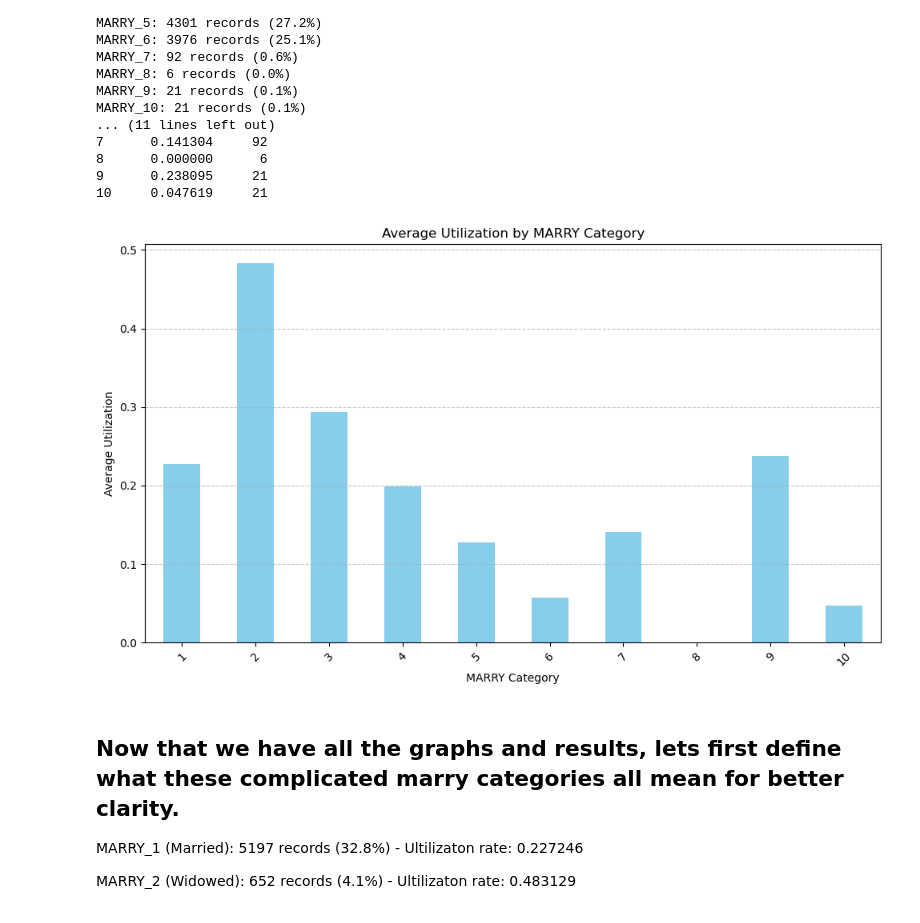
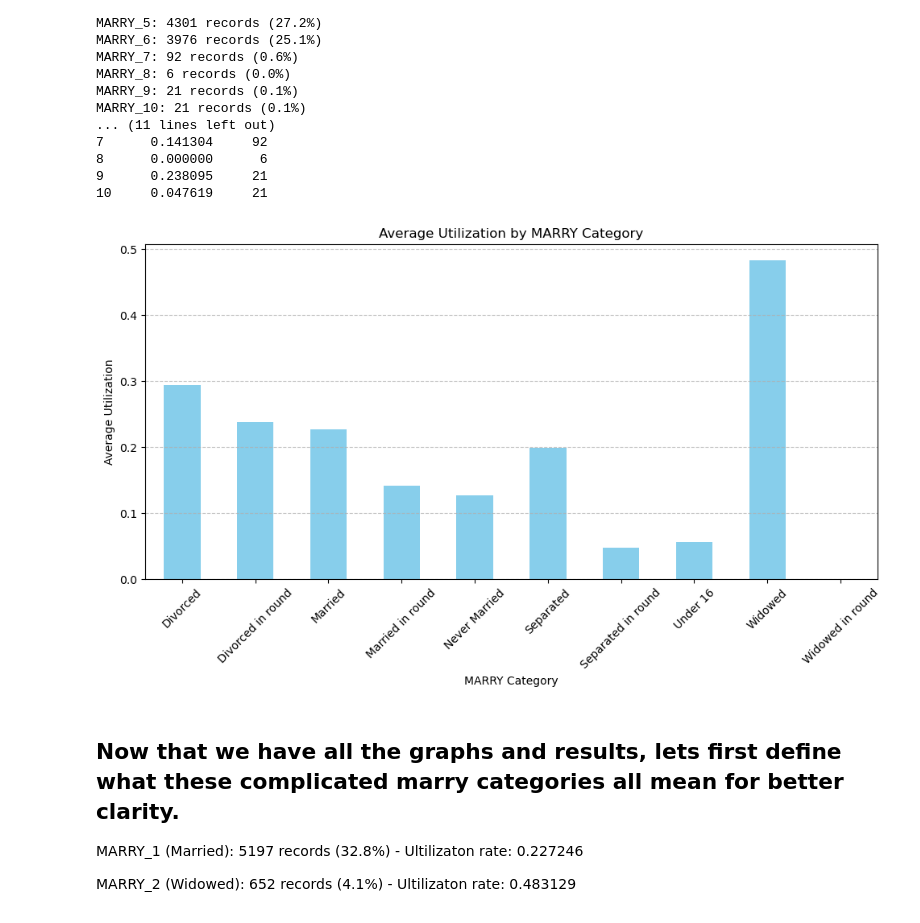
Before and after one commit to gracejiang0929/FA24_DSC180A_Repo, a Jupyter notebook: pt3-bias-mitigation.ipynb, the cells around one changed output. Drawn from its saved outputs; the diff is of its cells as text; code cells hidden in the pictures.

```diff
--- a/pt3-bias-mitigation.ipynb
+++ b/pt3-bias-mitigation.ipynb
@@ -166,7 +165,7 @@ To enable the following instructions: AVX2 FMA, in other operations, rebuild Ten
 # %%
 # raw_181 = pd.read_csv('/Users/jiang/Desktop/AIF360/aif360/data/raw/meps/h181.csv')
 
-raw_181 = pd.read_csv('/Users/grace/Desktop/AIF360/aif360/data/raw/meps/h181.csv')
+raw_181 = pd.read_csv('h181.csv')
 # %% [markdown]
 #### Apply pre-processing scripts
 # %%
@@ -678,25 +690,41 @@ MARRY_10: 21 records (0.1%)
 # %%
 import matplotlib.pyplot as plt
 
 def plot_marry_utilization(df):
     """
     Plot average utilization by MARRY category.
     """
-    avg_util = df.groupby('MARRY')['UTILIZATION'].mean()
+    df_analysis = df.copy()
+
+    df_analysis['MARRY_STATUS'] = df_analysis['MARRY'].map({
+        1: 'Married',
+        2: 'Widowed',
+        3: 'Divorced',
+        4: 'Separated',
+        5: 'Never Married',
+        6: 'Under 16',
+        7: 'Married in round',
+        8: 'Widowed in round',
+        9: 'Divorced in round',
+        10: 'Separated in round',
+        -1: 'INAPPLICABLE'
+    })
+
+    avg_util = df_analysis.groupby('MARRY_STATUS')['UTILIZATION'].mean()
 
     plt.figure(figsize=(10, 6))
     avg_util.plot(kind='bar', color='skyblue')
     plt.title('Average Utilization by MARRY Category')
     plt.xlabel('MARRY Category')
     plt.ylabel('Average Utilization')
     plt.xticks(rotation=45)
     plt.grid(axis='y', linestyle='--', alpha=0.7)
     plt.tight_layout()
     plt.show()
 
 plot_marry_utilization(df_panel_19_reduced)
 # %% [output]
-[figure, old version]
+[figure, new version]
 # %% [markdown]
 ## Now that we have all the graphs and results, lets first define what these complicated marry categories all mean for better clarity.
 
```
Also changed, not shown: parts of 5 cells of this notebook.
